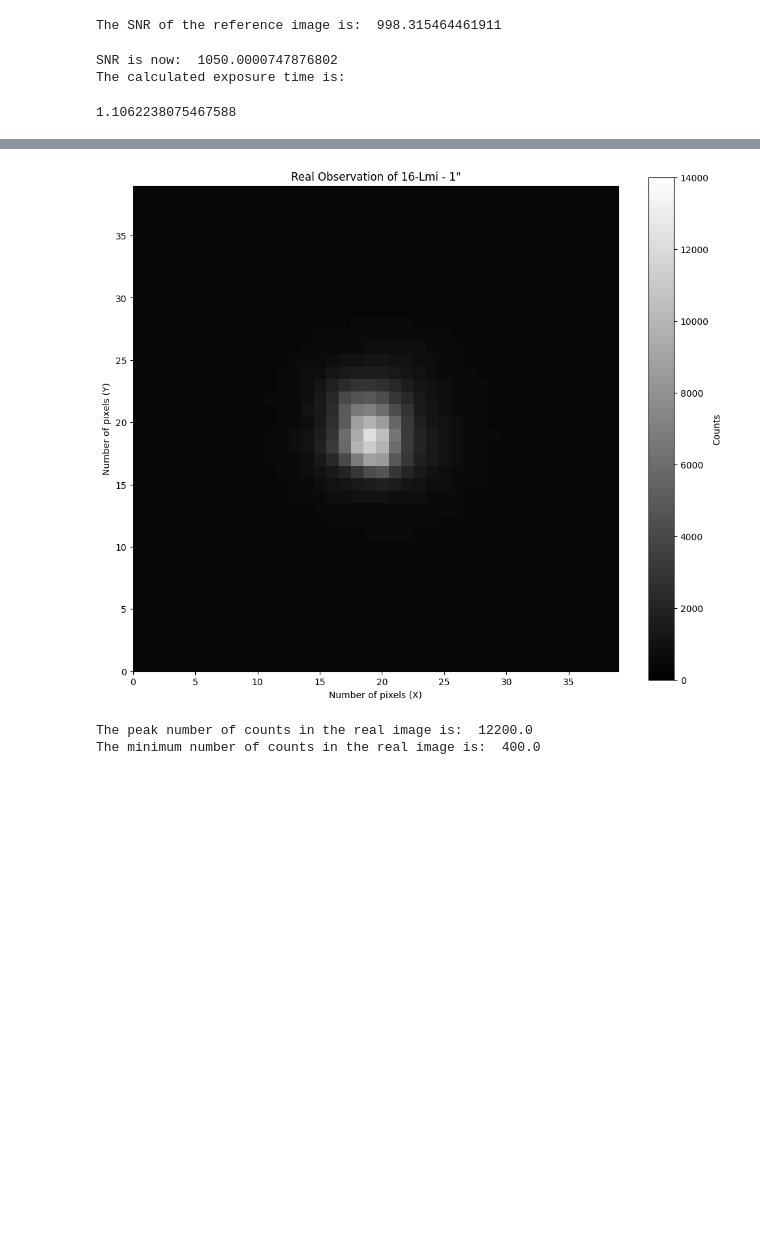
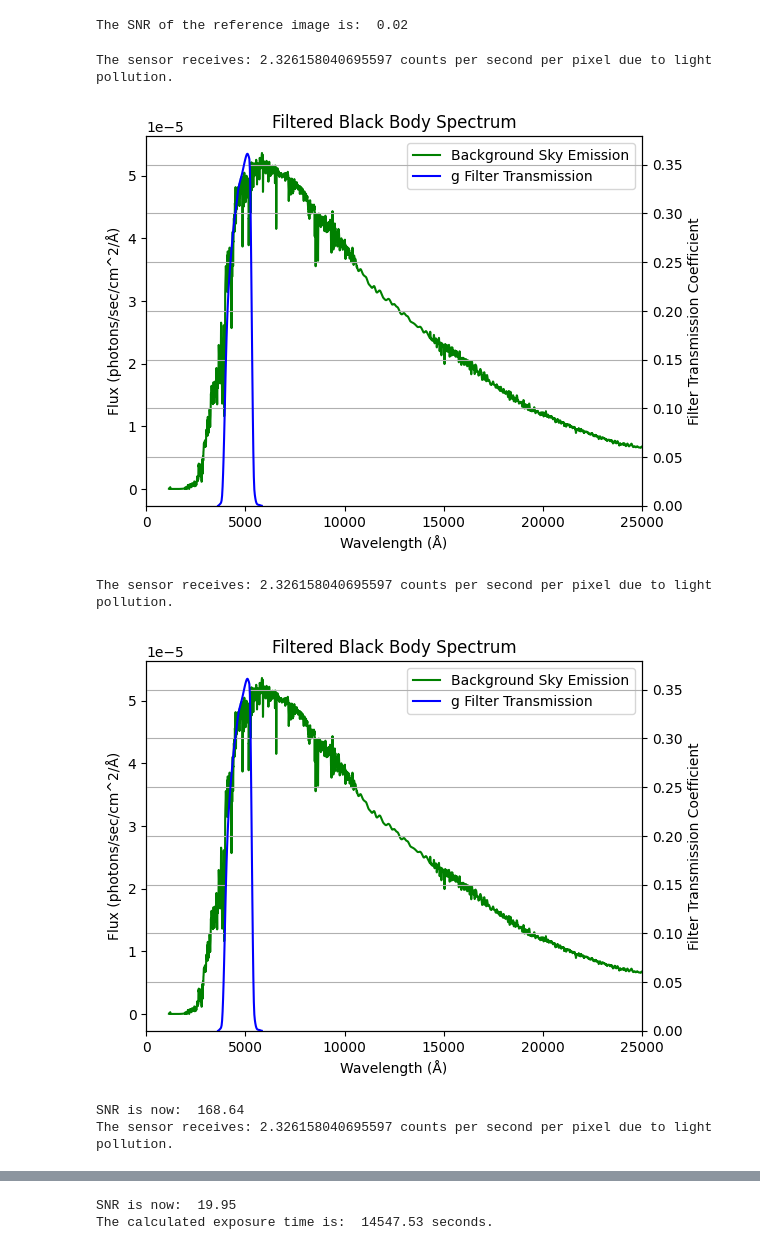
Before and after one commit to RJWier/Glenlea-ETC, a Jupyter notebook: EXPOSURE_TIME_CALCULATOR.ipynb, the cells around one changed output, grey strips where cells are left out. Cells and saved outputs as stored; diff of their text form; code cells hidden in the pictures; blank space fills up the shorter version.

```diff
--- a/EXPOSURE_TIME_CALCULATOR.ipynb
+++ b/EXPOSURE_TIME_CALCULATOR.ipynb
@@ -273,0 +418,20 @@ The minimum number of counts in the simulated image is:  51000
+# %%
+#COMPUTE NUMBER OF COUNTS WITHIN APERTURE
+
+def countsInRad(sensorX,sensorY,signalGrid,radius):
+
+    countsWithinRadius = 0
+
+    for x in range(len(signalGrid)):
+        for y in range(len(signalGrid[0])):
+
+            if (np.sqrt((x-(sensorX//2))**2+(y-(sensorY//2))**2)) <= radius:
+
+                countsWithinRadius = countsWithinRadius + signalGrid[x][y]
+
+    return countsWithinRadius
+# %%
+counts_per_second = countsInRad(sensor_X,sensor_Y,signal_values,aperture_rad)
+
+print(round(counts_per_second,2), "counts per second are recorded for signal to noise calculations.")
+print(round(np.sum(signal_values),2), "counts per second are recorded from the star in total.")
@@ -277,23 +444,23 @@ def computeSNR(exposureTime, signalCountsPerSec=counts_per_second, apertureNumPi
 
     if obsType == 1: # Point source
 
-        return (signalCountsPerSec*exposureTime)/(np.sqrt(signalCountsPerSec*exposureTime+apertureNumPixels*(exposureTime*generateBG(sensor_X,sensor_Y,sky_bright,filter_zero,mirror_area,gain,filter_low,filter_high,Q_efficiency,filter_freq_band,exposureTime,obs_type)[0][0]+readNoise**2+exposureTime*darkNoise)))
+        return (signalCountsPerSec*exposureTime)/(np.sqrt(signalCountsPerSec*exposureTime+apertureNumPixels*(exposureTime*generateBG(sensor_X,sensor_Y,sky_bright,filter_name,mirror_area,gain,Q_efficiency,pixel_area,obs_type)+readNoise**2+exposureTime*darkNoise)))
 
     elif obsType == 0: # Extended
 
-        return (signalCountsPerSec*exposureTime)/(np.sqrt(signalCountsPerSec*exposureTime+(exposureTime*generateBG(sensor_X,sensor_Y,sky_bright,filter_zero,mirror_area,gain,filter_low,filter_high,Q_efficiency,filter_freq_band,exposureTime,obs_type)+readNoise**2+exposureTime*darkNoise)))
+        return (signalCountsPerSec*exposureTime)/(np.sqrt(signalCountsPerSec*exposureTime+(exposureTime*generateBG(sensor_X,sensor_Y,sky_bright,filter_name,mirror_area,gain,Q_efficiency,pixel_area,obs_type)+readNoise**2+exposureTime*darkNoise)))
 # %%
 if obs_type == 1: # Point Source
 
-    SNR_ref = (counts_per_second*test_exposure)/(np.sqrt(counts_per_second*test_exposure+aperture_num_pixels*(test_exposure*bg_values[0][0]+read_noise**2+test_exposure*dark_noise)))
-    print("The SNR of the reference image is: ", SNR_ref)
+    SNR_ref = (counts_per_second*test_exposure)/(np.sqrt(counts_per_second*test_exposure+aperture_num_pixels*(test_exposure*bg_values+read_noise**2+test_exposure*dark_noise)))
+    print("The SNR of the reference image is: ", round(SNR_ref,2))
 
 elif obs_type == 0: # Extended Source
 
     SNR_ref = (counts_per_second*test_exposure)/(np.sqrt(counts_per_second*test_exposure+(test_exposure*bg_values+read_noise**2+test_exposure*dark_noise)))
-    print("The SNR of the reference image is: ", SNR_ref)
+    print("The SNR of the reference image is: ", round(SNR_ref,2))
 # %% [output]
-The SNR of the reference image is:  998.315464461911
+The SNR of the reference image is:  0.02
 # %%
 #CHECK FOG LIMIT AND CALCULATE EXPOSURE TIME
 #If a star is too dim or the sky too bright, SNR will plateau. This code checks to see if the desired SNR is above this limit. Assumes maximum exposure time of 300 hours.
@@ -322,9 +486,14 @@ def calculateReqTime(desiredSNR, snrRef, expRef, tolerance = 1, maxTime = 108000
         return currentTime
 # %%
 #Calculate exposure time for desired SNR using function.
-desired_SNR = 1050
-calculateReqTime(desired_SNR, SNR_ref, test_exposure)
+
+required_Time = calculateReqTime(desired_SNR, SNR_ref, test_exposure)
+
+print("The calculated exposure time is: ",round(required_Time,2), "seconds.")
 # %% [output]
-SNR is now:  1050.0000747876802
-The calculated exposure time is:
+The sensor receives: 2.326158040695597 counts per second per pixel due to light pollution.
+[figure, added]
-1.1062238075467588
+The sensor receives: 2.326158040695597 counts per second per pixel due to light pollution.
+[figure, added]
+SNR is now:  168.64
+The sensor receives: 2.326158040695597 counts per second per pixel due to light pollution.
@@ -330,0 +501,2 @@ The calculated exposure time is:
+SNR is now:  19.95
+The calculated exposure time is:  14547.53 seconds.
@@ -345,20 +502,0 @@ image_data = open_image(image_path)*(full_well/255)
-# %%
-plt.figure(figsize=(12, 10))
-#plt.text(aperture_center[0]+8,aperture_center[1]+8, 'Measurement Aperture', verticalalignment='center',color='red')
-plt.imshow(image_data, cmap='gray', interpolation='nearest',vmin = 0,vmax=14000)
-#plt.gca().add_patch(aperture_circle)
-plt.colorbar(label='Counts')
-plt.title('Real Observation of 16-Lmi - 1"')
-plt.xlabel('Number of pixels (X)')
-plt.ylabel('Number of pixels (Y)')
-plt.xlim(0,sensor_X-1)
-plt.ylim(0,sensor_Y-1)
-plt.gca().set_aspect('equal')
-plt.show()
-
-print("The peak number of counts in the real image is: ",np.max(image_data))
-print("The minimum number of counts in the real image is: ",np.min(image_data))
-# %% [output]
-[figure, removed]
-The peak number of counts in the real image is:  12200.0
-The minimum number of counts in the real image is:  400.0
```
Also changed, not shown: parts of 37 cells of this notebook.
